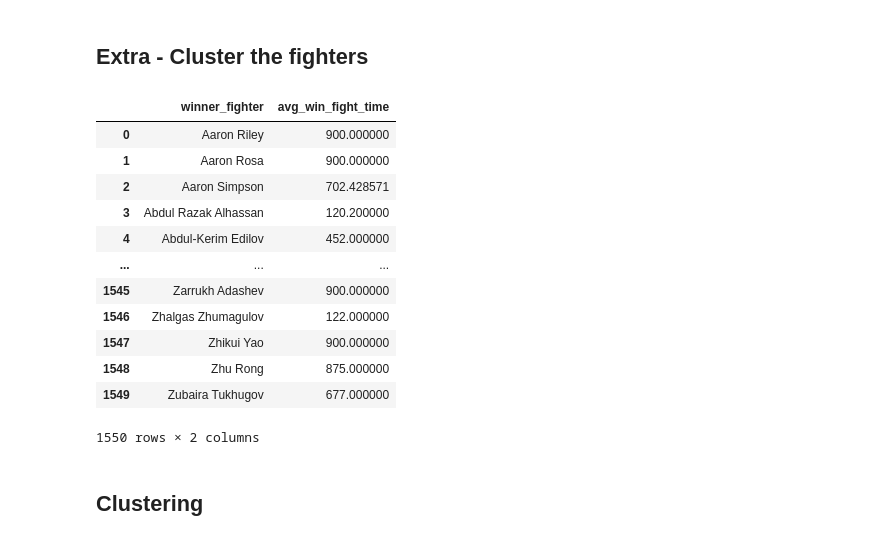
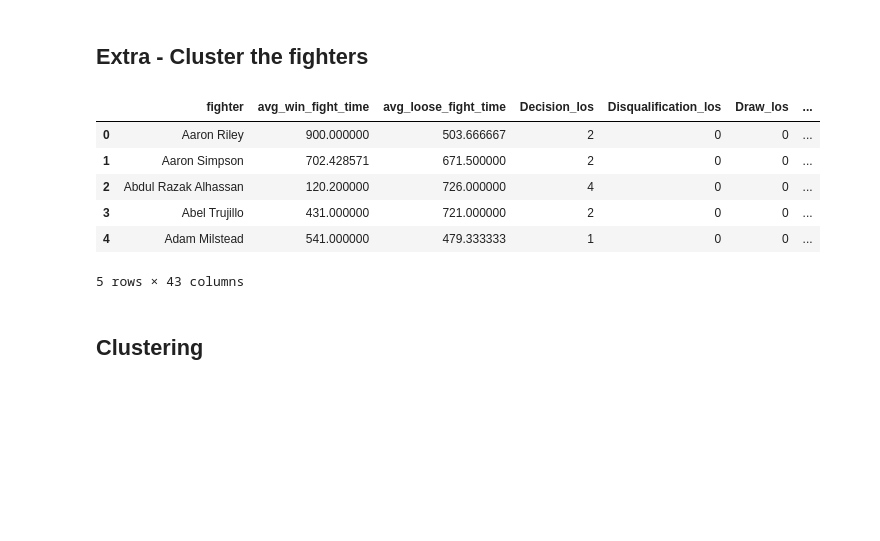
Before and after one commit to yurialmeida5/CD3_Project, a Jupyter notebook: Project.ipynb, the cells around one changed output. Cells and saved outputs as stored; diff of their text form; code cells hidden in the pictures; blank space fills up the shorter version.

```diff
--- a/Project.ipynb
+++ b/Project.ipynb
@@ -711,26 +748,31 @@ web_cluster_data = webscrapped.drop(['match_number', 'referee', 'number_rounds',
 part_method_win = pd.crosstab(web_cluster_data['winner_fighter'], web_cluster_data['method_category']).reset_index()
 part_method_looser = pd.crosstab(web_cluster_data['looser_fighter'], web_cluster_data['method_category']).reset_index()
 final_method = part_method_looser.merge(part_method_win, left_on='looser_fighter', right_on='winner_fighter',  suffixes=('_los', '_win'))
+final_method.drop('looser_fighter', axis = 1, inplace=True)
+final_method.rename(columns={'winner_fighter':'fighter'}, inplace = True)
 
 # Total fight sec
 win_fight_sec = web_cluster_data.groupby('winner_fighter').mean().reset_index().rename(columns={'total_fight_in_seconds': 'avg_win_fight_time'})
-looser_fight_sec = web_cluster_data.groupby('looser_fighter').mean().reset_index().rename(columns={'total_fight_in_seconds': 'avg_win_fight_time'})
+looser_fight_sec = web_cluster_data.groupby('looser_fighter').mean().reset_index().rename(columns={'total_fight_in_seconds': 'avg_loose_fight_time'})
+final_fight_sec = win_fight_sec.merge(looser_fight_sec, left_on='winner_fighter', right_on='looser_fighter')
+final_fight_sec.drop('looser_fighter', axis = 1, inplace=True)
+final_fight_sec.rename(columns={'winner_fighter':'fighter'}, inplace=True)
+
+# FINAL JOINN
+
+cluster_df = final_fight_sec.merge(final_method, how='inner', on = 'fighter')
+cluster_df = cluster_df.merge(final_kaggle, how = 'inner', on = 'fighter')
+cluster_df.fillna(0, inplace=True)
-# %%
-c
-# %% [output]
-|  | winner_fighter | avg_win_fight_time |
-| 0 | Aaron Riley | 900.000000 |
-| 1 | Aaron Rosa | 900.000000 |
-| 2 | Aaron Simpson | 702.428571 |
-| 3 | Abdul Razak Alhassan | 120.200000 |
-| 4 | Abdul-Kerim Edilov | 452.000000 |
-| ... | ... | ... |
-| 1545 | Zarrukh Adashev | 900.000000 |
-| 1546 | Zhalgas Zhumagulov | 122.000000 |
-| 1547 | Zhikui Yao | 900.000000 |
-| 1548 | Zhu Rong | 875.000000 |
-| 1549 | Zubaira Tukhugov | 677.000000 |
-1550 rows × 2 columns
+# %%
+cluster_df.head()
+# %% [output]
+|  | fighter | avg_win_fight_time | avg_loose_fight_time | Decision_los | Disqualification_los | Draw_los | ... |
+| 0 | Aaron Riley | 900.000000 | 503.666667 | 2 | 0 | 0 | ... |
+| 1 | Aaron Simpson | 702.428571 | 671.500000 | 2 | 0 | 0 | ... |
+| 2 | Abdul Razak Alhassan | 120.200000 | 726.000000 | 4 | 0 | 0 | ... |
+| 3 | Abel Trujillo | 431.000000 | 721.000000 | 2 | 0 | 0 | ... |
+| 4 | Adam Milstead | 541.000000 | 479.333333 | 1 | 0 | 0 | ... |
+5 rows × 43 columns
 # %% [markdown]
 ## Clustering
 # %%
```
Also changed, not shown: parts of 6 cells of this notebook.
